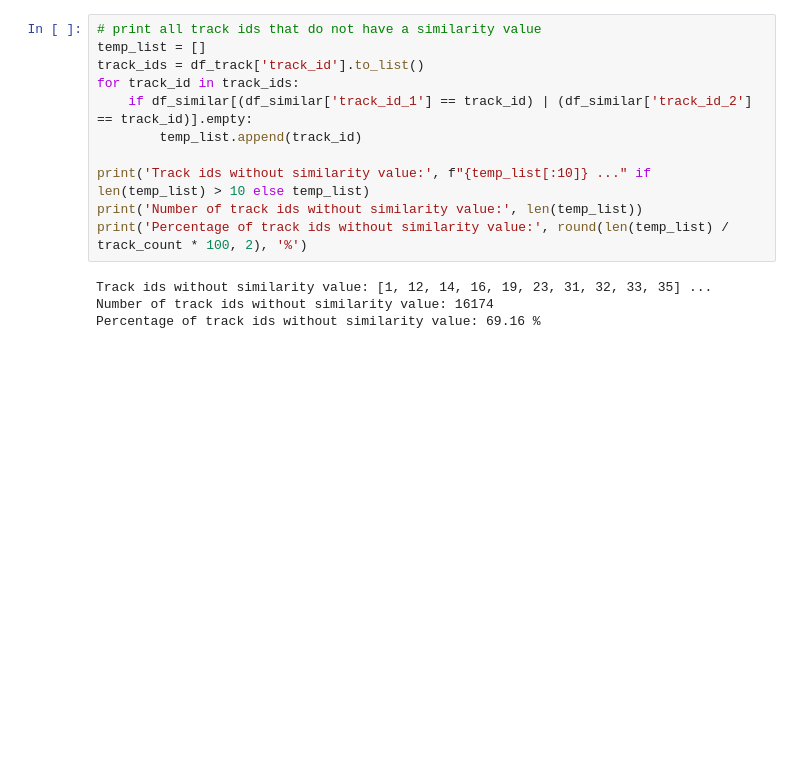
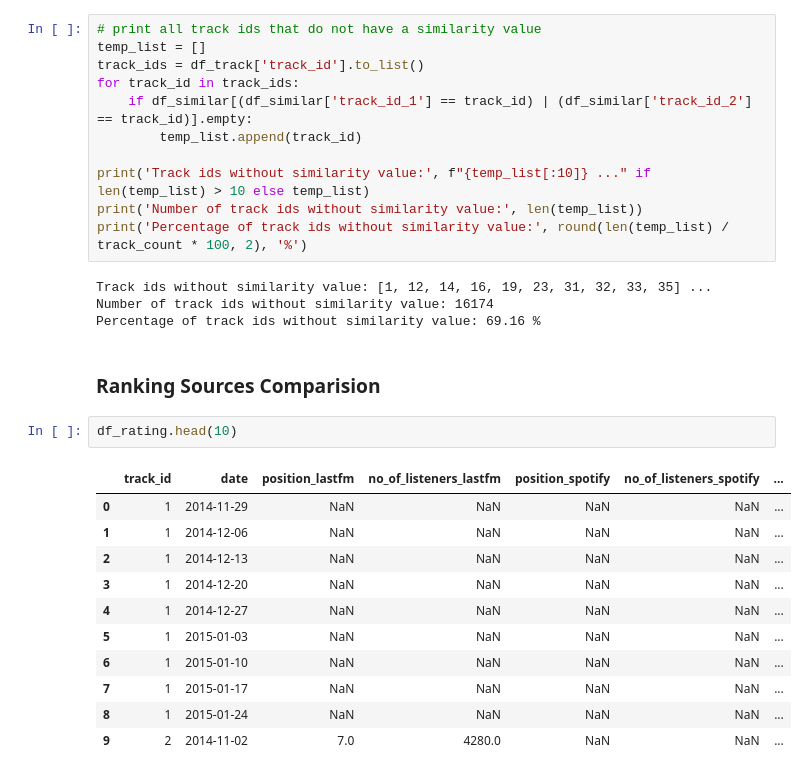
Before and after one commit to m21ark/s_music, a Jupyter notebook: explore.ipynb, the cells around one changed output. Cells and saved outputs as stored; diff of their text form; blank space fills up the shorter version.

```diff
--- a/explore.ipynb
+++ b/explore.ipynb
@@ -227,3 +227,19 @@ print('Percentage of track ids without similarity value:', round(len(temp_list)
 Track ids without similarity value: [1, 12, 14, 16, 19, 23, 31, 32, 33, 35] ...
 Number of track ids without similarity value: 16174
 Percentage of track ids without similarity value: 69.16 %
+# %% [markdown]
+### Ranking Sources Comparision
+# %%
+df_rating.head(10)
+# %% [output]
+|  | track_id | date | position_lastfm | no_of_listeners_lastfm | position_spotify | no_of_listeners_spotify | ... |
+| 0 | 1 | 2014-11-29 | NaN | NaN | NaN | NaN | ... |
+| 1 | 1 | 2014-12-06 | NaN | NaN | NaN | NaN | ... |
+| 2 | 1 | 2014-12-13 | NaN | NaN | NaN | NaN | ... |
+| 3 | 1 | 2014-12-20 | NaN | NaN | NaN | NaN | ... |
+| 4 | 1 | 2014-12-27 | NaN | NaN | NaN | NaN | ... |
+| 5 | 1 | 2015-01-03 | NaN | NaN | NaN | NaN | ... |
+| 6 | 1 | 2015-01-10 | NaN | NaN | NaN | NaN | ... |
+| 7 | 1 | 2015-01-17 | NaN | NaN | NaN | NaN | ... |
+| 8 | 1 | 2015-01-24 | NaN | NaN | NaN | NaN | ... |
+| 9 | 2 | 2014-11-02 | 7.0 | 4280.0 | NaN | NaN | ... |
```
Also changed, not shown: 4 other files.
